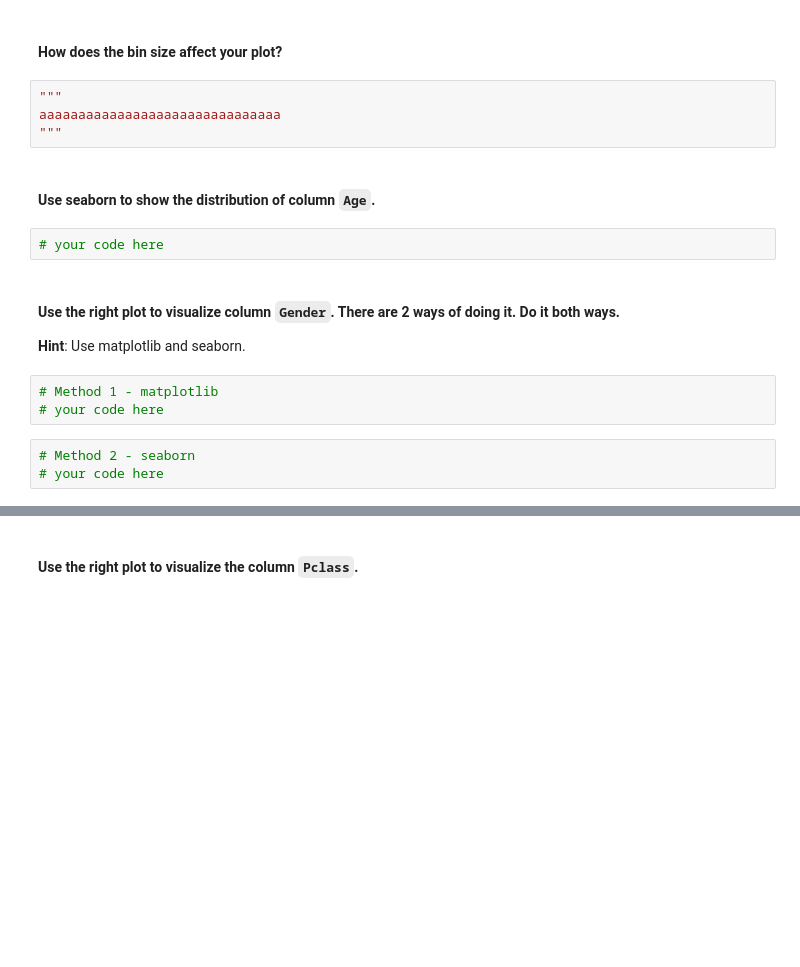
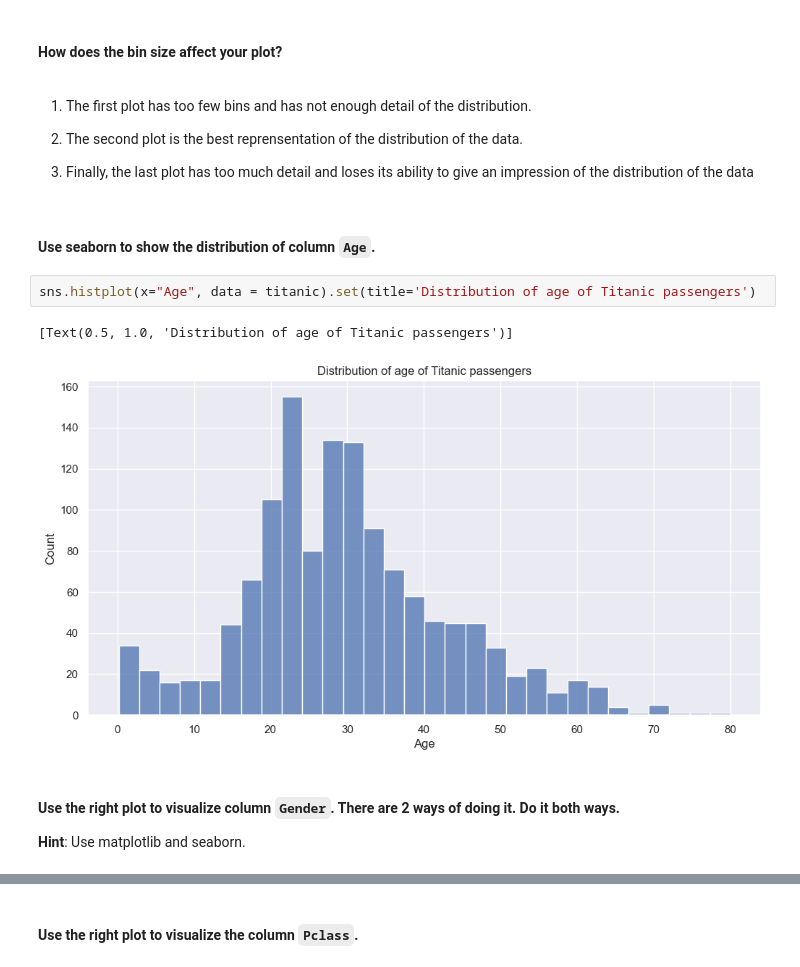
Before and after one commit to Ironhack-data-bcn-oct-2022/lab-matplotlib-seaborn, a Jupyter notebook: your-code/main.ipynb, the cells around one changed output, grey strips where cells are left out. Cells and saved outputs as stored; diff of their text form; blank space fills up the shorter version.

```diff
--- a/your-code/main.ipynb
+++ b/your-code/main.ipynb
@@ -241,20 +224,19 @@ axs[2].hist(titanic['Age'], color = 'salmon', bins=50)
 [figure]
 # %% [markdown]
 #### How does the bin size affect your plot?
-# %%
-"""
-aaaaaaaaaaaaaaaaaaaaaaaaaaaaaaa
-"""
+# %% [markdown]
+1. The first plot has too few bins and has not enough detail of the distribution.
+
+1. The second plot is the best reprensentation of the distribution of the data.
+
+1. Finally, the last plot has too much detail and loses its ability to give an impression of the distribution of the data
 # %% [markdown]
 #### Use seaborn to show the distribution of column `Age`.
-# %%
-# your code here
+# %%
+sns.histplot(x="Age", data = titanic).set(title='Distribution of age of Titanic passengers')
+# %% [output]
+[Text(0.5, 1.0, 'Distribution of age of Titanic passengers')]
+[figure, added]
 # %% [markdown]
 #### Use the right plot to visualize column `Gender`. There are 2 ways of doing it. Do it both ways.
 **Hint**: Use matplotlib and seaborn.
-# %%
-# Method 1 - matplotlib
-# your code here
-# %%
-# Method 2 - seaborn
-# your code here
```
Also changed, not shown: parts of 35 cells of this notebook.
